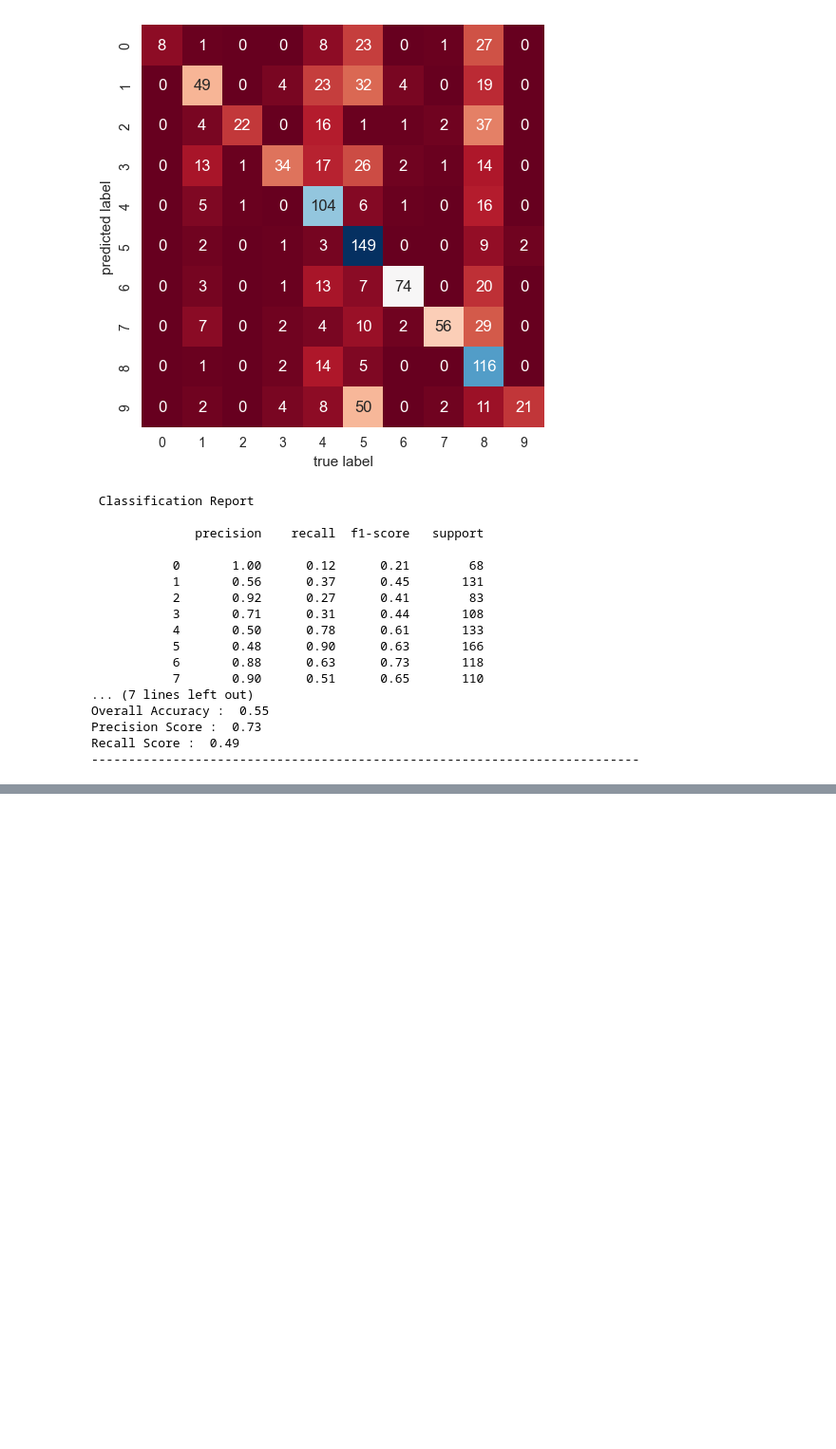
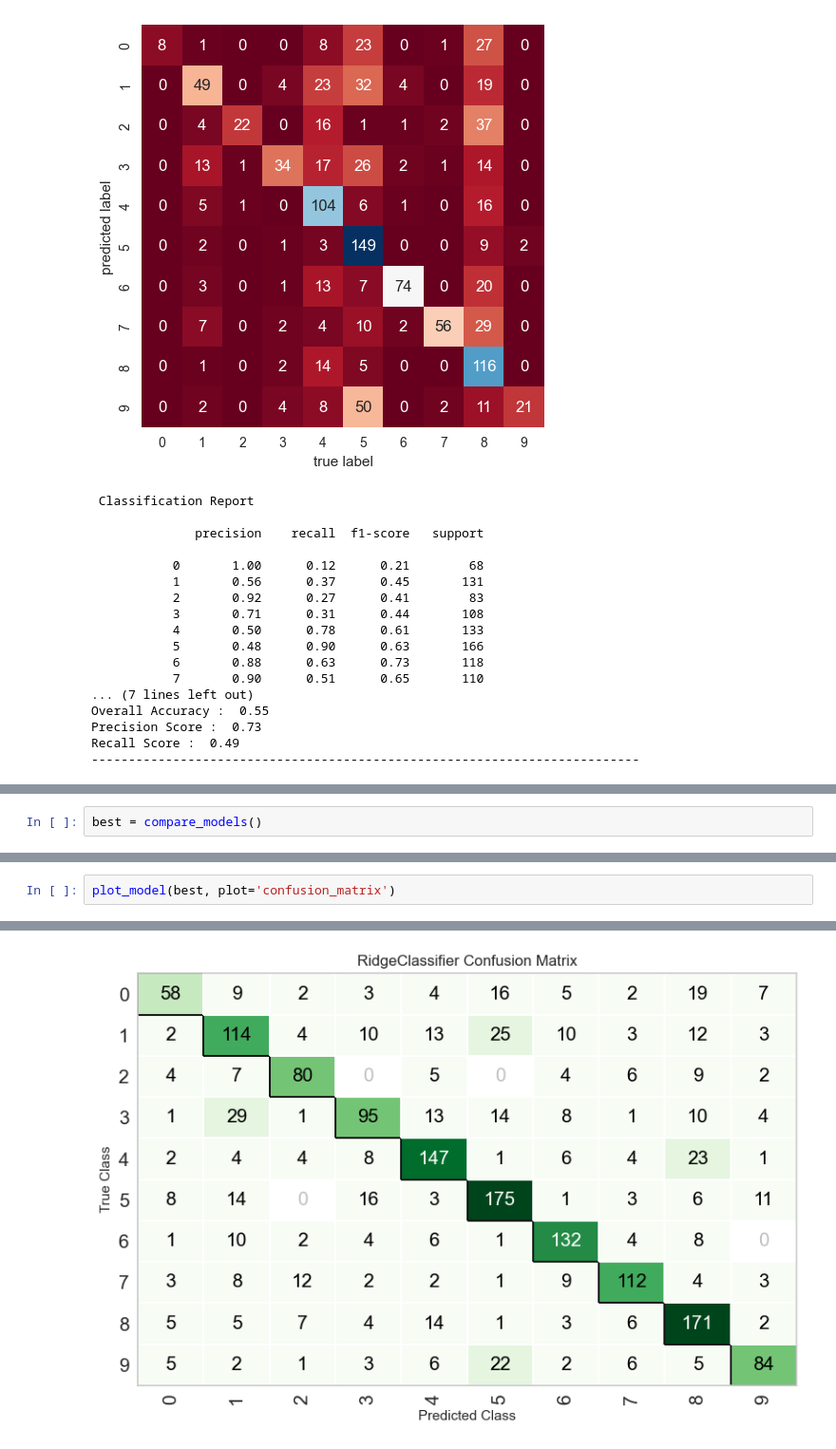
Before and after one commit to liuying611/ENLP, a Jupyter notebook: use_PyCaret.ipynb, the cells around one changed output, grey strips where cells are left out. Shown at 95% size. Cells and saved outputs as stored; diff of their text form; blank space fills up the shorter version.

Commit message:
try pycaret and some models

```diff
--- a/use_PyCaret.ipynb
+++ b/use_PyCaret.ipynb
@@ -422,0 +546,2 @@ Recall Score :  0.49
+# %%
+best = compare_models()
@@ -422,0 +566,3 @@ Recall Score :  0.49
+# %%
+plot_model(best, plot='confusion_matrix')
+# %% [output]
@@ -422,0 +570 @@ Recall Score :  0.49
+[figure, added]
```
Also changed, not shown: parts of 24 cells of this notebook, 2 other files.
